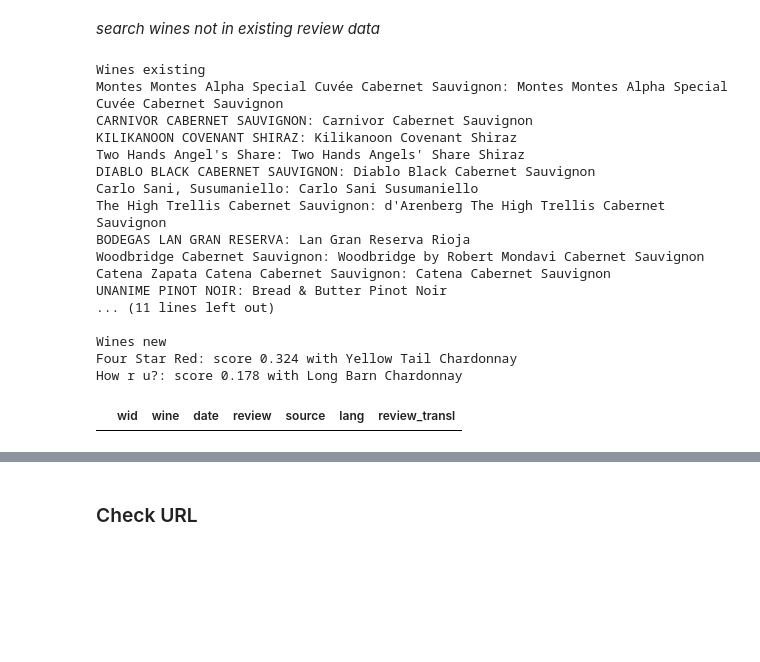
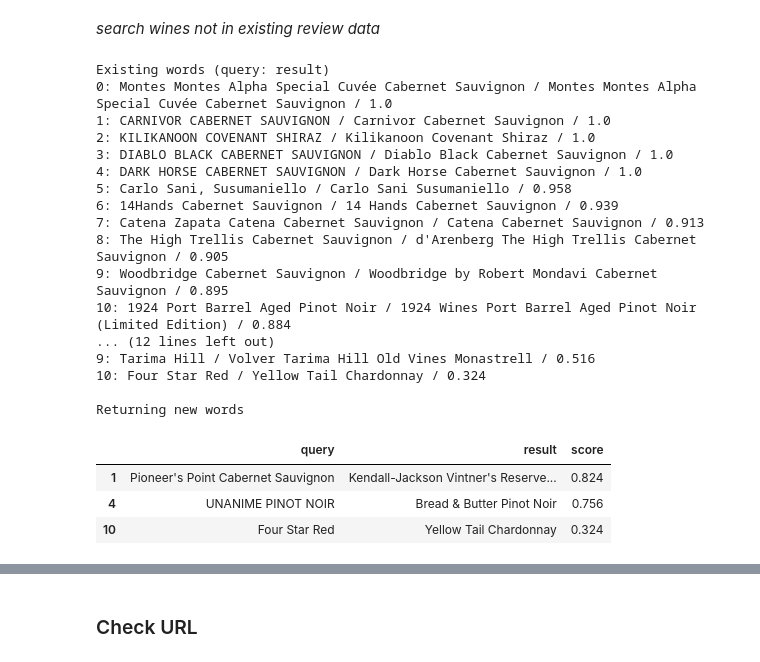
Before and after one commit to lbk209/topic_modeling, a Jupyter notebook: vivino_community_reviews.ipynb, the cells around one changed output, grey strips where cells are left out. Saved outputs shown, nothing was run; the diff lists cells and outputs as text; code cells hidden in the pictures; blank space fills up the shorter version.

```diff
--- a/vivino_community_reviews.ipynb
+++ b/vivino_community_reviews.ipynb
@@ -261,56 +217,32 @@ ws
 # %% [markdown]
 *search wines not in existing review data*
 # %%
+threshold=0.85
+return_new=True
+
 # existing wines in data
 wid_wine = df_reviews.drop_duplicates(['wid', 'wine'])[['wid', 'wine']].to_dict(orient='list')
 
 vocabulary = wid_wine['wine'] # voca of existing wines
-querries = ws.values() # wines to search
+queries = list(ws.values()) # wines to search
 
-st_id='all-MiniLM-L6-v2'
-embedding_model = SentenceTransformer(st_id)
-db = SemanticSearch(vocabulary, embedding_model)
-
-items_existing = {}
-items_new = {}
-thr = 0.5
-
-for i, q in enumerate(querries):
-    res = db.search(q, top_k=1, min_score=0)
-    if res is None:
-        items_new[q] = None
-    else:
-        item = list(res.keys())[0]
-        score = res[item]
-        if score >= thr:
-            items_existing[q] = [item, round(score, 3)]
-        else:
-            items_new[q] = [item, round(score, 3)]
-
-print('Wines existing')
-_ = [print(f'{k}: {v[0]}') for k,v in items_existing.items()]
-print('\nWines new')
-_ = [print(f'{k}: score {v[1]} with {v[0]}') for k,v in items_new.items()]
+wdb = SemanticSearch(vocabulary, embedding_model='all-MiniLM-L6-v2')
+df_news = wdb.check_existence(queries, threshold=threshold, return_new=return_new, print_out=True)
 # %% [output]
-Wines existing
-Montes Montes Alpha Special Cuvée Cabernet Sauvignon: Montes Montes Alpha Special Cuvée Cabernet Sauvignon
-CARNIVOR CABERNET SAUVIGNON: Carnivor Cabernet Sauvignon
-KILIKANOON COVENANT SHIRAZ: Kilikanoon Covenant Shiraz
-Two Hands Angel's Share: Two Hands Angels' Share Shiraz
-DIABLO BLACK CABERNET SAUVIGNON: Diablo Black Cabernet Sauvignon
-Carlo Sani, Susumaniello: Carlo Sani Susumaniello
-The High Trellis Cabernet Sauvignon: d'Arenberg The High Trellis Cabernet Sauvignon
-BODEGAS LAN GRAN RESERVA: Lan Gran Reserva Rioja
-Woodbridge Cabernet Sauvignon: Woodbridge by Robert Mondavi Cabernet Sauvignon
-Catena Zapata Catena Cabernet Sauvignon: Catena Cabernet Sauvignon
-UNANIME PINOT NOIR: Bread & Butter Pinot Noir
-... (11 lines left out)
+Existing words (query: result)
+0: Montes Montes Alpha Special Cuvée Cabernet Sauvignon / Montes Montes Alpha Special Cuvée Cabernet Sauvignon / 1.0
+1: CARNIVOR CABERNET SAUVIGNON / Carnivor Cabernet Sauvignon / 1.0
+2: KILIKANOON COVENANT SHIRAZ / Kilikanoon Covenant Shiraz / 1.0
+3: DIABLO BLACK CABERNET SAUVIGNON / Diablo Black Cabernet Sauvignon / 1.0
+4: DARK HORSE CABERNET SAUVIGNON / Dark Horse Cabernet Sauvignon / 1.0
+5: Carlo Sani, Susumaniello / Carlo Sani Susumaniello / 0.958
+6: 14Hands Cabernet Sauvignon / 14 Hands Cabernet Sauvignon / 0.939
+7: Catena Zapata Catena Cabernet Sauvignon / Catena Cabernet Sauvignon / 0.913
+8: The High Trellis Cabernet Sauvignon / d'Arenberg The High Trellis Cabernet Sauvignon / 0.905
+9: Woodbridge Cabernet Sauvignon / Woodbridge by Robert Mondavi Cabernet Sauvignon / 0.895
+10: 1924 Port Barrel Aged Pinot Noir / 1924 Wines Port Barrel Aged Pinot Noir (Limited Edition) / 0.884
+... (12 lines left out)
+9: Tarima Hill / Volver Tarima Hill Old Vines Monastrell / 0.516
+10: Four Star Red / Yellow Tail Chardonnay / 0.324
 
-Wines new
-Four Star Red: score 0.324 with Yellow Tail Chardonnay
-How r u?: score 0.178 with Long Barn Chardonnay
+Returning new words
-# %%
-name = 'Volver'
-df_reviews.loc[df_reviews.wine.str.contains(name)]
-# %% [output]
-|  | wid | wine | date | review | source | lang | review_transl |
@@ -318,0 +249,9 @@ df_reviews.loc[df_reviews.wine.str.contains(name)]
+# %%
+ids = [1, 4, 10]
+df_news = df_news.loc[df_news.index.isin(ids)]
+df_news
+# %% [output]
+|  | query | result | score |
+| 1 | Pioneer's Point Cabernet Sauvignon | Kendall-Jackson Vintner's Reserve... | 0.824 |
+| 4 | UNANIME PINOT NOIR | Bread & Butter Pinot Noir | 0.756 |
+| 10 | Four Star Red | Yellow Tail Chardonnay | 0.324 |
```
Also changed, not shown: parts of 22 cells of this notebook.
